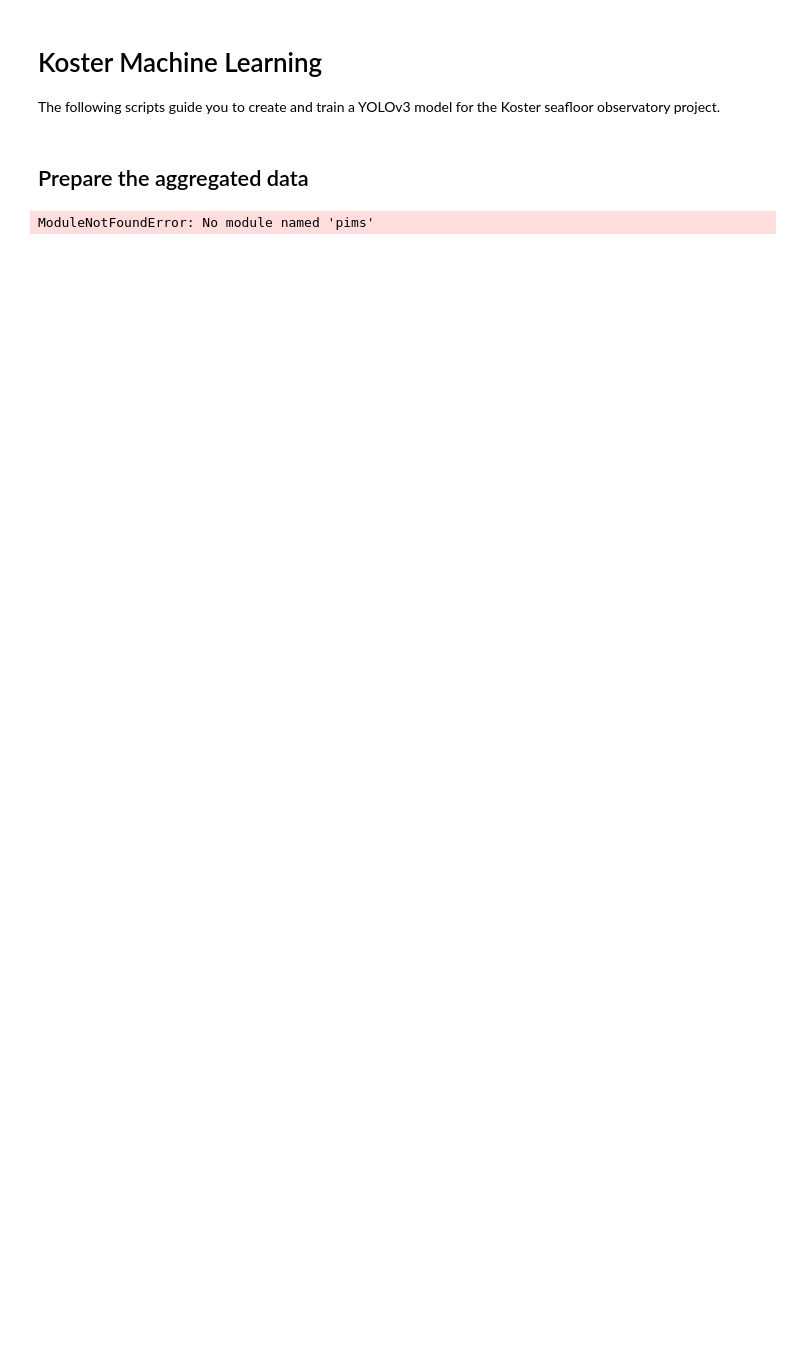
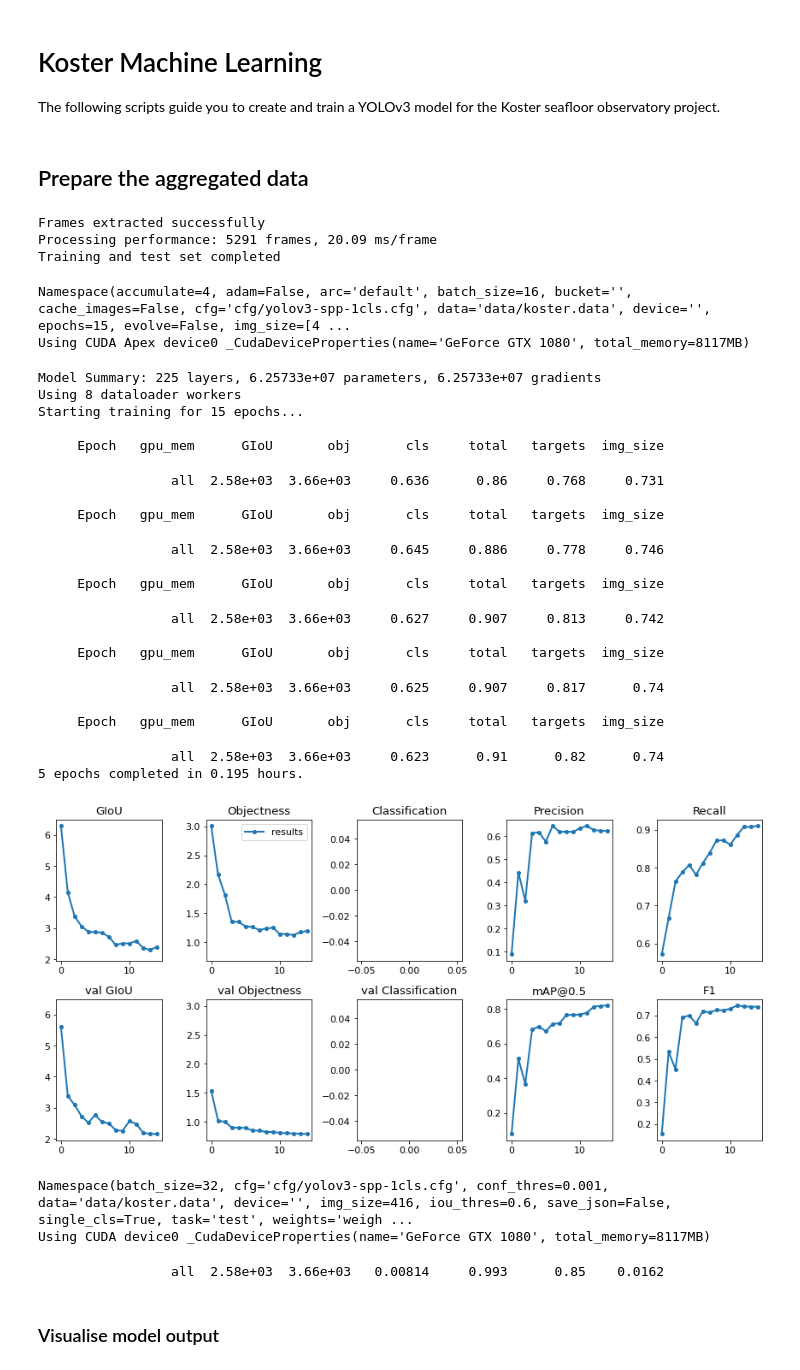
Before and after one commit to ocean-data-factory-sweden/koster_ml, a Jupyter notebook: koster_ml_flow.ipynb, the cells around one changed output. Cells and saved outputs as stored; diff of their text form; code cells hidden in the pictures; blank space fills up the shorter version.

```diff
--- a/koster_ml_flow.ipynb
+++ b/koster_ml_flow.ipynb
@@ -6,25 +6,51 @@ The following scripts guide you to create and train a YOLOv3 model for the Koste
 ## Prepare the aggregated data
 # %%
 # Specify the path for the db
-db_path = "koster_lab.db"
+db_path = "/data/database/demo.db"
 
-output_folder = ""
-movies_path = ""
+output_folder = "/data/input"
+movies_path = "/uploads"
 percentage_test = 0.2
 
 data_path_file = "data/koster.data"
 names_file = "data/koster.names"
-weights = "yolov3-spp-ultralytics.pt"
+init_weights = "yolov3-spp-ultralytics.pt"
+last_weights = "/data/weights/last.pt"
 config_file = "cfg/yolov3-spp-1cls.cfg"
 bs = 16
-epochs = 100
-conf_thres = 0.1
+epochs = 15
+conf_thres = 0.5
 # %%
 # Run the preparation script
 %run -i "src/prepare_zooniverse.py" -o $output_folder -db $db_path -m $movies_path -pt $percentage_test
 # %% [output]
-ModuleNotFoundError: No module named 'pims'
+Frames extracted successfully
+Processing performance: 5291 frames, 20.09 ms/frame
+Training and test set completed
 # %%
 # Train YOLO model
-%run -i "train.py" --data $data_path_file --weights $weights --cfg $config_file --batch-size $bs --epochs \
-                          $epochs --single-cls
+%run -i "train.py" --data $data_path_file --weights $init_weights --cfg $config_file --batch-size $bs --epochs \
+                          $epochs --single-cls --resume
+# %% [output]
+Namespace(accumulate=4, adam=False, arc='default', batch_size=16, bucket='', cache_images=False, cfg='cfg/yolov3-spp-1cls.cfg', data='data/koster.data', device='', epochs=15, evolve=False, img_size=[4 ...
+Using CUDA Apex device0 _CudaDeviceProperties(name='GeForce GTX 1080', total_memory=8117MB)
+Model Summary: 225 layers, 6.25733e+07 parameters, 6.25733e+07 gradients
+Using 8 dataloader workers
+Starting training for 15 epochs...
+
+     Epoch   gpu_mem      GIoU       obj       cls     total   targets  img_size
+                 all  2.58e+03  3.66e+03     0.636      0.86     0.768     0.731
+
+     Epoch   gpu_mem      GIoU       obj       cls     total   targets  img_size
+                 all  2.58e+03  3.66e+03     0.645     0.886     0.778     0.746
+
+     Epoch   gpu_mem      GIoU       obj       cls     total   targets  img_size
+                 all  2.58e+03  3.66e+03     0.627     0.907     0.813     0.742
+
+     Epoch   gpu_mem      GIoU       obj       cls     total   targets  img_size
+                 all  2.58e+03  3.66e+03     0.625     0.907     0.817      0.74
+
+     Epoch   gpu_mem      GIoU       obj       cls     total   targets  img_size
+                 all  2.58e+03  3.66e+03     0.623      0.91      0.82      0.74
+5 epochs completed in 0.195 hours.
+[figure, added]
@@ -31,3 +60,9 @@ ModuleNotFoundError: No module named 'pims'
 # %%
 # Evaluate YOLOv3 Model on Unseen Test data for mAP metric
-%run -i "test.py" --data $data_path_file --weights $weights --cfg $config_file
+%run -i "test.py" --data $data_path_file --weights $last_weights --cfg $config_file --single-cls
+# %% [output]
+Namespace(batch_size=32, cfg='cfg/yolov3-spp-1cls.cfg', conf_thres=0.001, data='data/koster.data', device='', img_size=416, iou_thres=0.6, save_json=False, single_cls=True, task='test', weights='weigh ...
+Using CUDA device0 _CudaDeviceProperties(name='GeForce GTX 1080', total_memory=8117MB)
+                 all  2.58e+03  3.66e+03   0.00814     0.993      0.85    0.0162
+# %% [markdown]
+### Visualise model output
```
Also changed, not shown: parts of 7 cells of this notebook.
